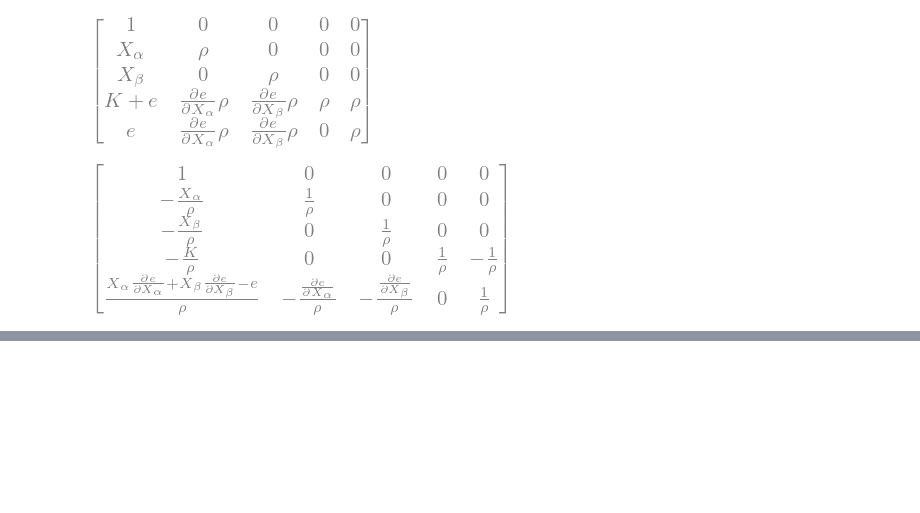
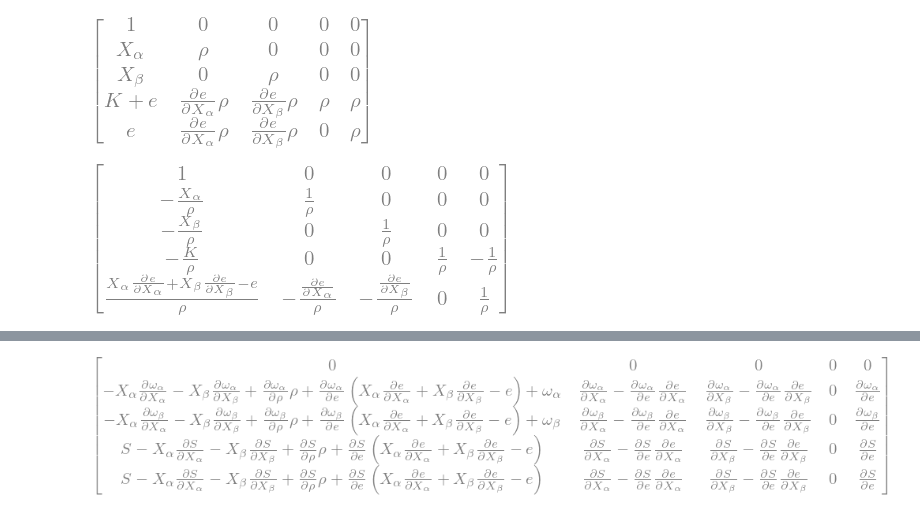
Before and after one commit to sbu-cafe/papers, a Jupyter notebook: simplified_sdc_intro/simplified_sdc_derivations.ipynb, the cells around one changed output, grey strips where cells are left out. Cells and saved outputs as stored; diff of their text form; code cells hidden in the pictures; blank space fills up the shorter version.

```diff
--- a/simplified_sdc_intro/simplified_sdc_derivations.ipynb
+++ b/simplified_sdc_intro/simplified_sdc_derivations.ipynb
@@ -109,6 +109,7 @@ A
 # %% [output]
 [figure]
 # %%
-simplify(A.inv())
+dwdU = simplify(A.inv())
+dwdU
 # %% [output]
 [figure]
@@ -114,0 +131,5 @@ simplify(A.inv())
+# %%
+dRdU = simplify(dRdw * dwdU)
+dRdU
+# %% [output]
+[figure, added]
```
Also changed, not shown: parts of 3 cells of this notebook, 1 other file.
